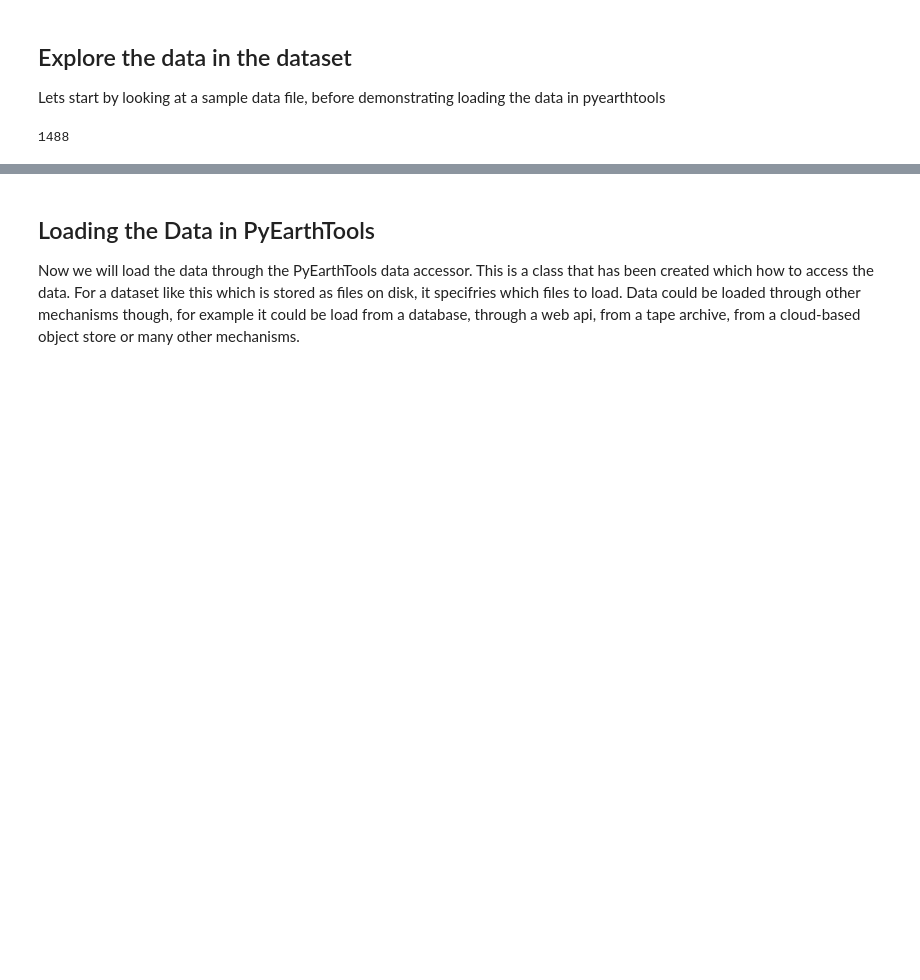
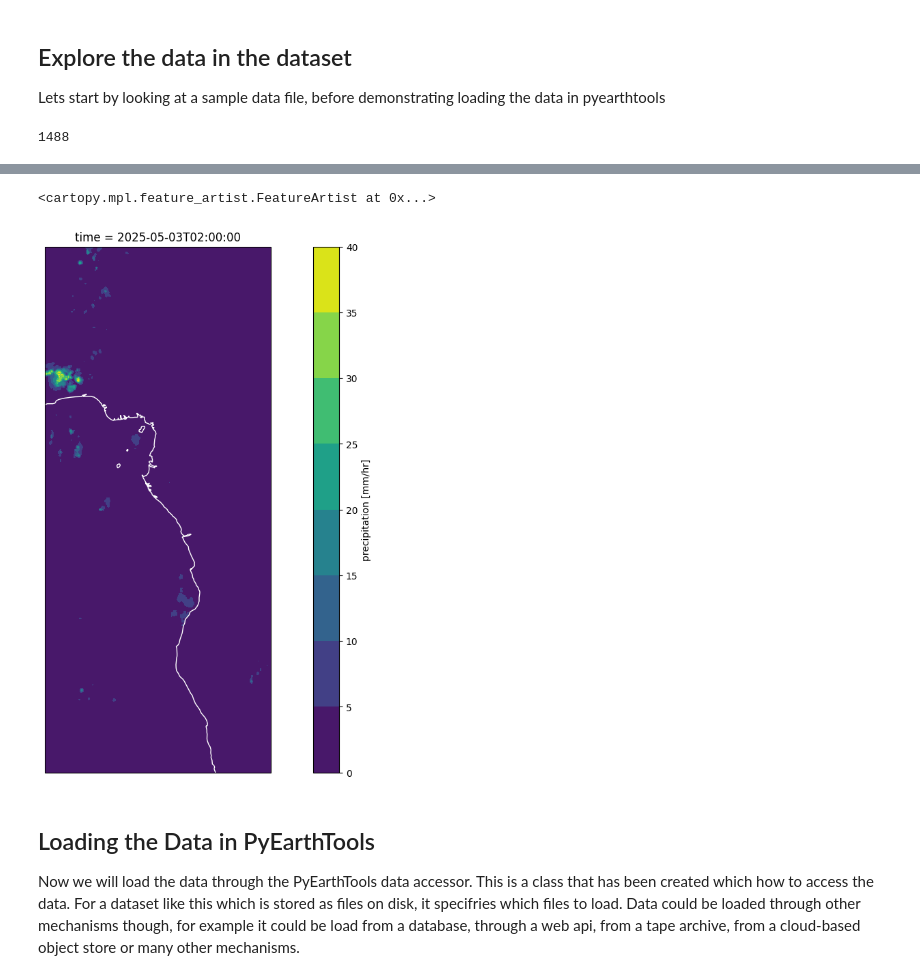
Before and after one commit to uk-gov-mirror/MetOffice.pyearthtools_jasmin, a Jupyter notebook: notebooks/ew4energy/ew4_imerg.ipynb, the cells around one changed output, grey strips where cells are left out. Saved outputs shown, nothing was run; the diff lists cells and outputs as text; code cells hidden in the pictures; blank space fills up the shorter version.

```diff
--- a/notebooks/ew4energy/ew4_imerg.ipynb
+++ b/notebooks/ew4energy/ew4_imerg.ipynb
@@ -100,8 +133,11 @@ precip_plot_bins = [1e-3,0.05, 0.1, 0.2, 0.5, 1.0, 2.0, 4.0, 8.0, 16.0, 32.0]
 # %%
-# fig1 = matplotlib.pyplot.figure(figsize=(16,10))
-# ax1=fig1.add_subplot(1,1,1,projection=cartopy.crs.PlateCarree())
-# ew4_imerge_sample_ds['precipitation'][100].plot.contourf(ax=ax1)
-# ax1.coastlines(color='w')
+fig1 = matplotlib.pyplot.figure(figsize=(16,10))
+ax1=fig1.add_subplot(1,1,1,projection=cartopy.crs.PlateCarree())
+ew4_imerge_sample_ds['precipitation'][100].plot.contourf(ax=ax1)
+ax1.coastlines(color='w')
+# %% [output]
+<cartopy.mpl.feature_artist.FeatureArtist at 0x...>
+[figure, added]
 # %% [markdown]
 ## Loading the Data in PyEarthTools
 Now we will load the data through the PyEarthTools data accessor. This is a class that has been created which how to access the data. For a dataset like this which is stored as files on disk, it specifries which files to load. Data could be loaded through other mechanisms though, for example it could be load from a database, through a web api, from a tape archive,  from a cloud-based object store or many other mechanisms.
```
Also changed, not shown: parts of 71 cells of this notebook.
